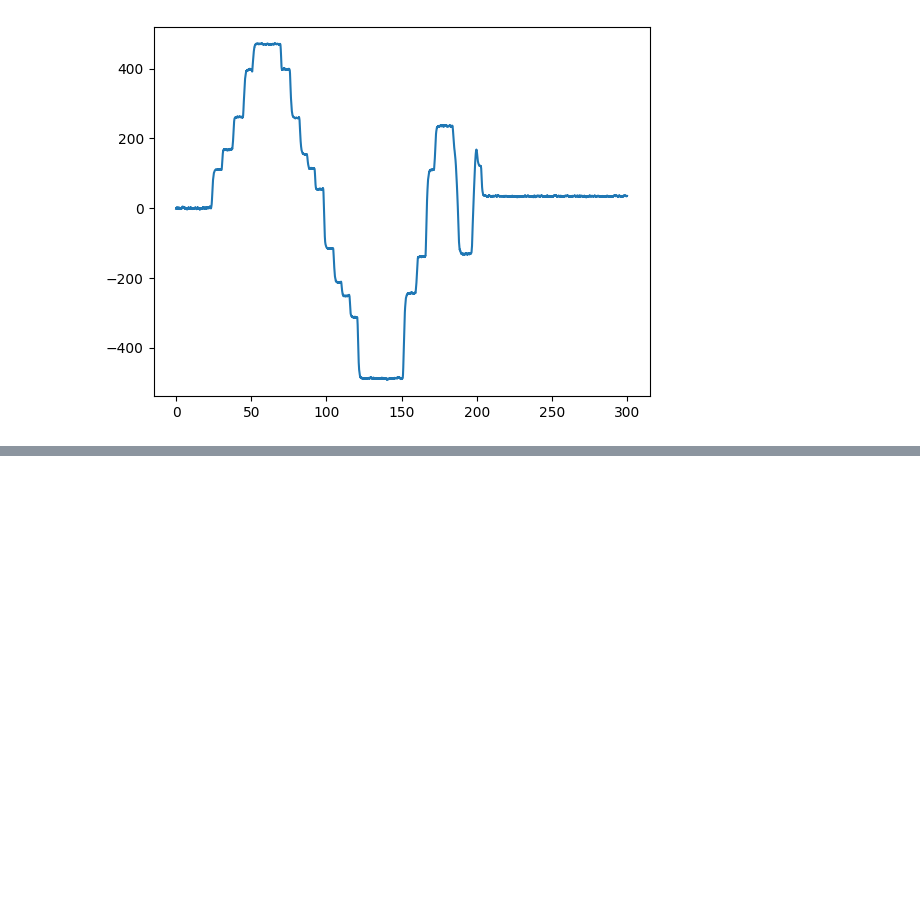
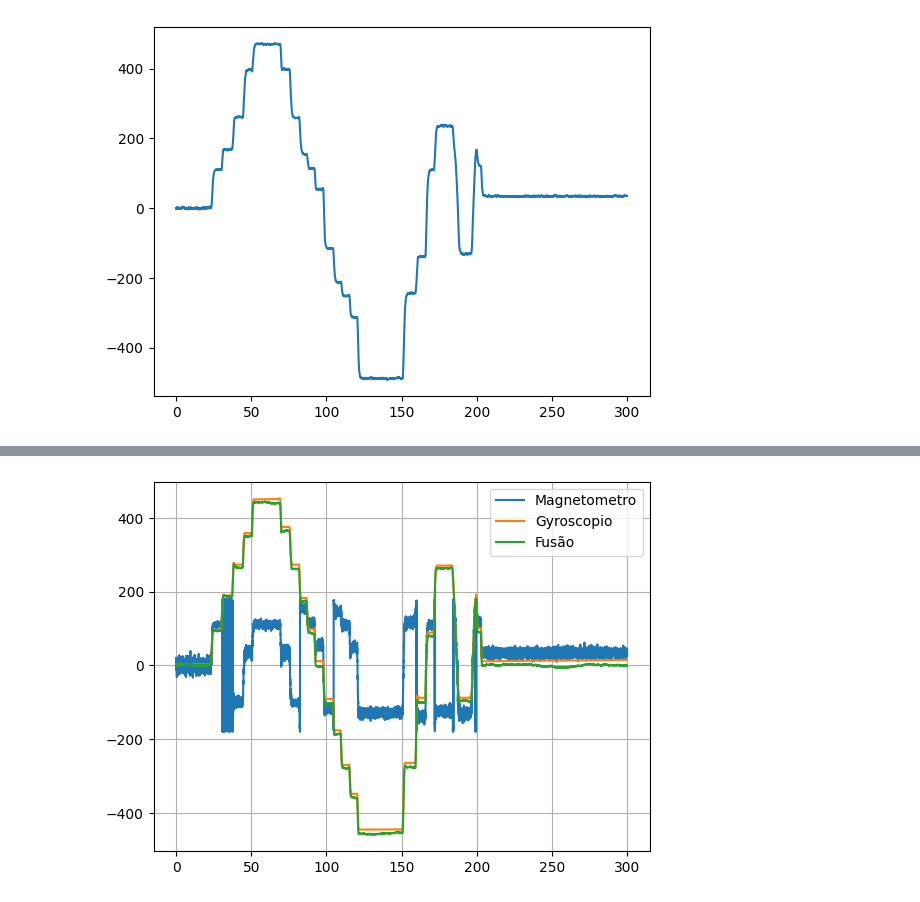
Before and after one commit to alanhpereira/pmr3502imu, a Jupyter notebook: gyro.ipynb, the cells around one changed output, grey strips where cells are left out. Saved outputs shown, nothing was run; the diff lists cells and outputs as text; code cells hidden in the pictures; blank space fills up the shorter version.

```diff
--- a/gyro.ipynb
+++ b/gyro.ipynb
@@ -129,0 +222,13 @@ plt.plot(X,YmagFiltered,label="Magnetometro Filtrado")
+# %%
+#ca = np.zeros_like(X)-450
+
+#plt.plot(X,YmagFiltered,label="Magnetometro Filtrado")
+plt.plot(X,Ymag,label="Magnetometro")
+plt.plot(X,YGy,label="Gyroscopio")
+plt.plot(X,x_pred*180/np.pi,label="Fusão")
+#plt.plot(X,ca)
+plt.legend()
+plt.grid(True)
+plt.show()
+# %% [output]
+[figure, added]
```
Also changed, not shown: parts of 2 cells of this notebook, 4 other files.
